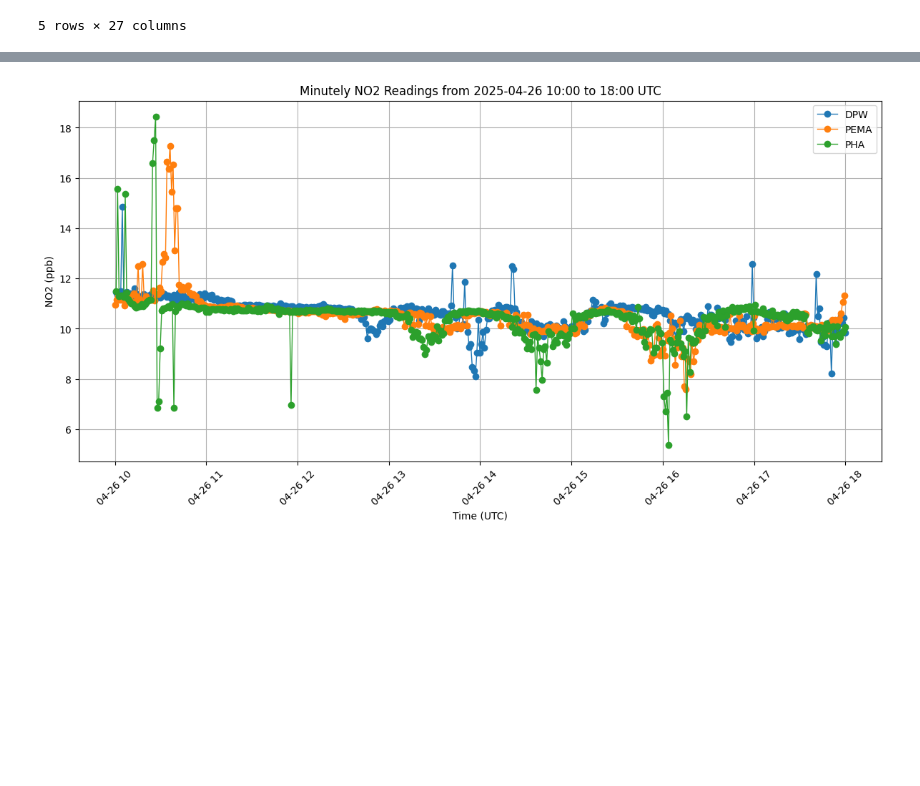
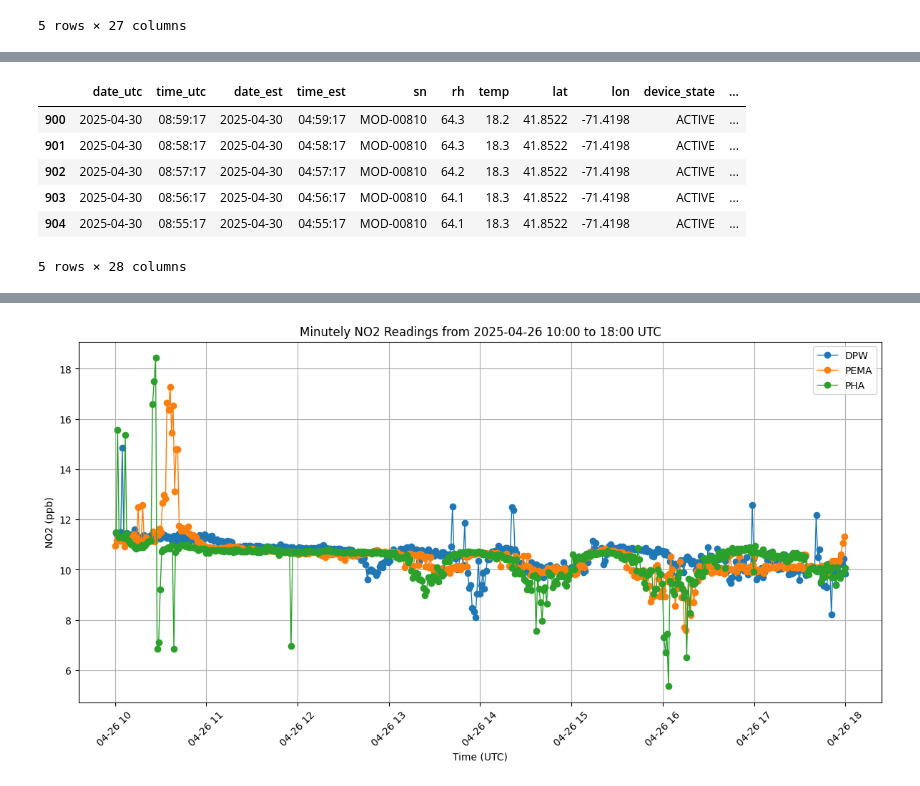
Before and after one commit to jacklardner/calibrationEDA, a Jupyter notebook: qaqlowRSDEDA.ipynb, the cells around one changed output, grey strips where cells are left out. Drawn from its saved outputs; the diff is of its cells as text; code cells hidden in the pictures; blank space fills up the shorter version.

```diff
--- a/qaqlowRSDEDA.ipynb
+++ b/qaqlowRSDEDA.ipynb
@@ -102,13 +111,22 @@ dpw_filtered_df.drop(columns=["hour_utc"], inplace=True)
 # %%
 pema_df["datetime_utc"] = pd.to_datetime(pema_df["date_utc"] + " " + pema_df["time_utc"])
 
 pema_df["hour_utc"] = pema_df["datetime_utc"].dt.floor("h")
 
 #take only datetimes from the list
 pema_filtered_df = pema_df[pema_df["hour_utc"].isin(target_hours)].copy()
 
 #get rid of helper column
 pema_filtered_df.drop(columns=["hour_utc"], inplace=True)
+pema_filtered_df.head()
+# %% [output]
+|  | date_utc | time_utc | date_est | time_est | sn | rh | temp | lat | lon | device_state | ... |
+| 900 | 2025-04-30 | 08:59:17 | 2025-04-30 | 04:59:17 | MOD-00810 | 64.3 | 18.2 | 41.8522 | -71.4198 | ACTIVE | ... |
+| 901 | 2025-04-30 | 08:58:17 | 2025-04-30 | 04:58:17 | MOD-00810 | 64.3 | 18.3 | 41.8522 | -71.4198 | ACTIVE | ... |
+| 902 | 2025-04-30 | 08:57:17 | 2025-04-30 | 04:57:17 | MOD-00810 | 64.2 | 18.3 | 41.8522 | -71.4198 | ACTIVE | ... |
+| 903 | 2025-04-30 | 08:56:17 | 2025-04-30 | 04:56:17 | MOD-00810 | 64.1 | 18.3 | 41.8522 | -71.4198 | ACTIVE | ... |
+| 904 | 2025-04-30 | 08:55:17 | 2025-04-30 | 04:55:17 | MOD-00810 | 64.1 | 18.3 | 41.8522 | -71.4198 | ACTIVE | ... |
+5 rows × 28 columns
 # %%
 pha_df["datetime_utc"] = pd.to_datetime(pha_df["date_utc"] + " " + pha_df["time_utc"])
 
```
Also changed, not shown: parts of 3 cells of this notebook, 2 other files.
